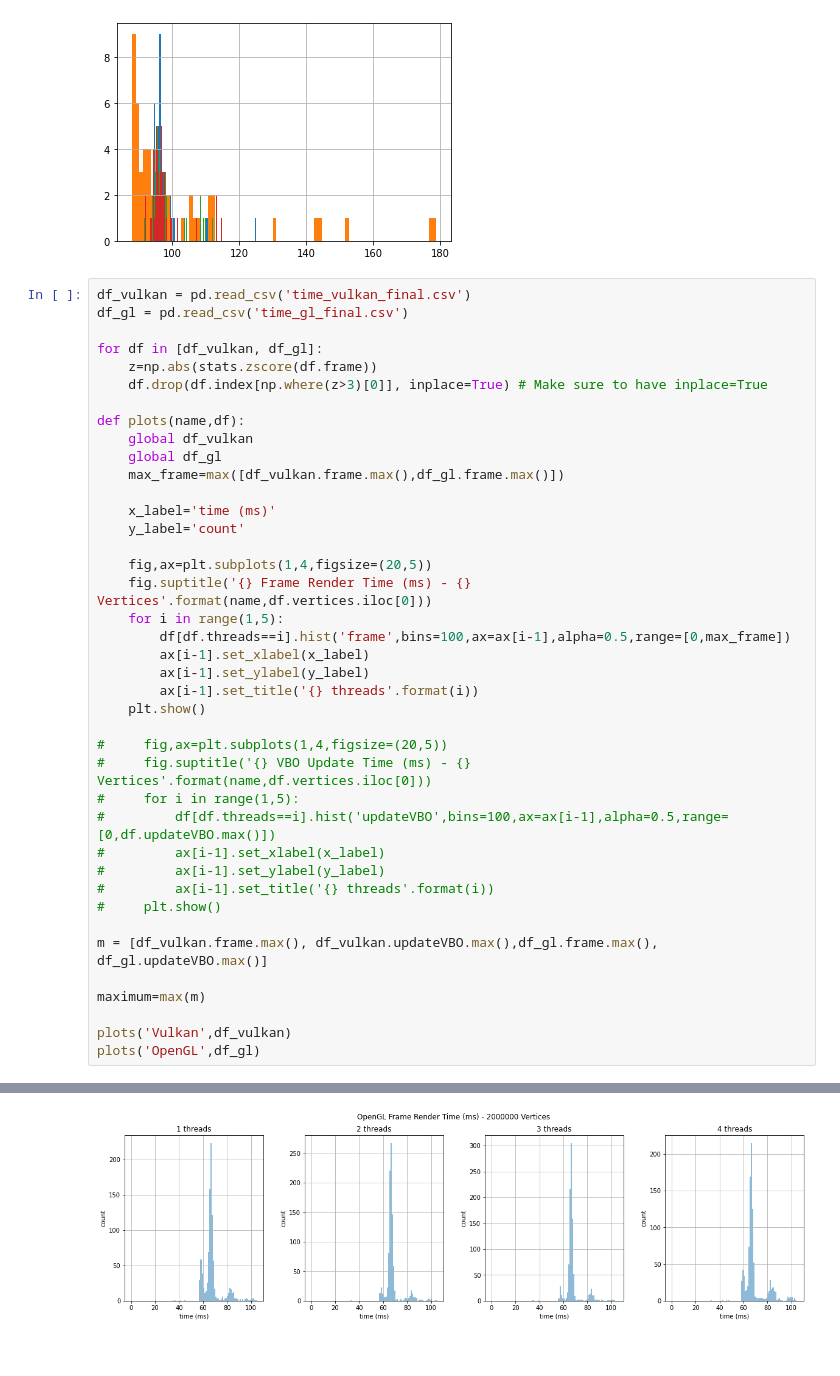
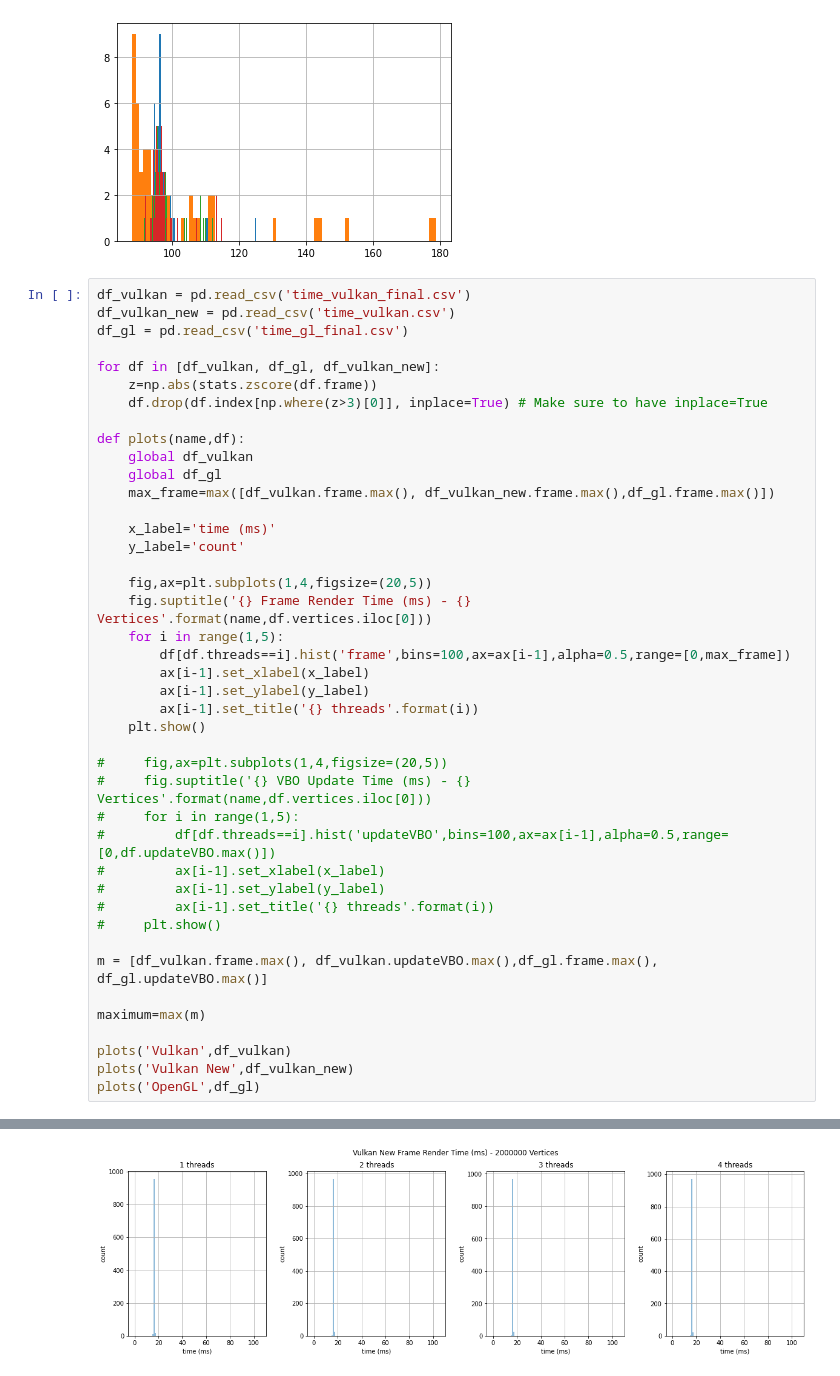
Before and after one commit to eimearc/vulkan, a Jupyter notebook: Benchmark.ipynb, the cells around one changed output, grey strips where cells are left out. Saved outputs shown, nothing was run; the diff lists cells and outputs as text.

```diff
--- a/Benchmark.ipynb
+++ b/Benchmark.ipynb
@@ -53,44 +53,46 @@ Name: frame, dtype: object
 [figure]
 # %%
 df_vulkan = pd.read_csv('time_vulkan_final.csv')
+df_vulkan_new = pd.read_csv('time_vulkan.csv')
 df_gl = pd.read_csv('time_gl_final.csv')
 
-for df in [df_vulkan, df_gl]:
+for df in [df_vulkan, df_gl, df_vulkan_new]:
     z=np.abs(stats.zscore(df.frame))
     df.drop(df.index[np.where(z>3)[0]], inplace=True) # Make sure to have inplace=True
 
 def plots(name,df):
     global df_vulkan
     global df_gl
-    max_frame=max([df_vulkan.frame.max(),df_gl.frame.max()])
+    max_frame=max([df_vulkan.frame.max(), df_vulkan_new.frame.max(),df_gl.frame.max()])
 
     x_label='time (ms)'
     y_label='count'
 
     fig,ax=plt.subplots(1,4,figsize=(20,5))
     fig.suptitle('{} Frame Render Time (ms) - {} Vertices'.format(name,df.vertices.iloc[0]))
     for i in range(1,5):
         df[df.threads==i].hist('frame',bins=100,ax=ax[i-1],alpha=0.5,range=[0,max_frame])
         ax[i-1].set_xlabel(x_label)
         ax[i-1].set_ylabel(y_label)
         ax[i-1].set_title('{} threads'.format(i))
     plt.show()
 
 #     fig,ax=plt.subplots(1,4,figsize=(20,5))
 #     fig.suptitle('{} VBO Update Time (ms) - {} Vertices'.format(name,df.vertices.iloc[0]))
 #     for i in range(1,5):
 #         df[df.threads==i].hist('updateVBO',bins=100,ax=ax[i-1],alpha=0.5,range=[0,df.updateVBO.max()])
 #         ax[i-1].set_xlabel(x_label)
 #         ax[i-1].set_ylabel(y_label)
 #         ax[i-1].set_title('{} threads'.format(i))
 #     plt.show()
 
 m = [df_vulkan.frame.max(), df_vulkan.updateVBO.max(),df_gl.frame.max(), df_gl.updateVBO.max()]
 
 maximum=max(m)
 
 plots('Vulkan',df_vulkan)
+plots('Vulkan New',df_vulkan_new)
 plots('OpenGL',df_gl)
 # %% [output]
 [figure]
-[figure, old version]
+[figure, new version]
```
Also changed, not shown: parts of 1 cell of this notebook, 6 other files.
